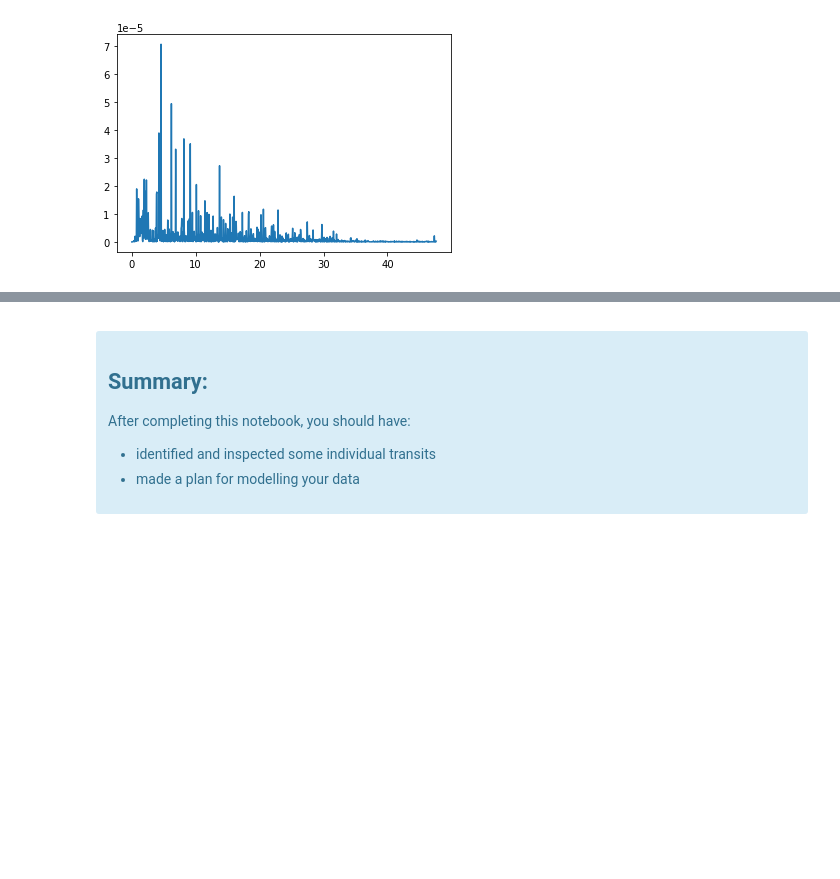
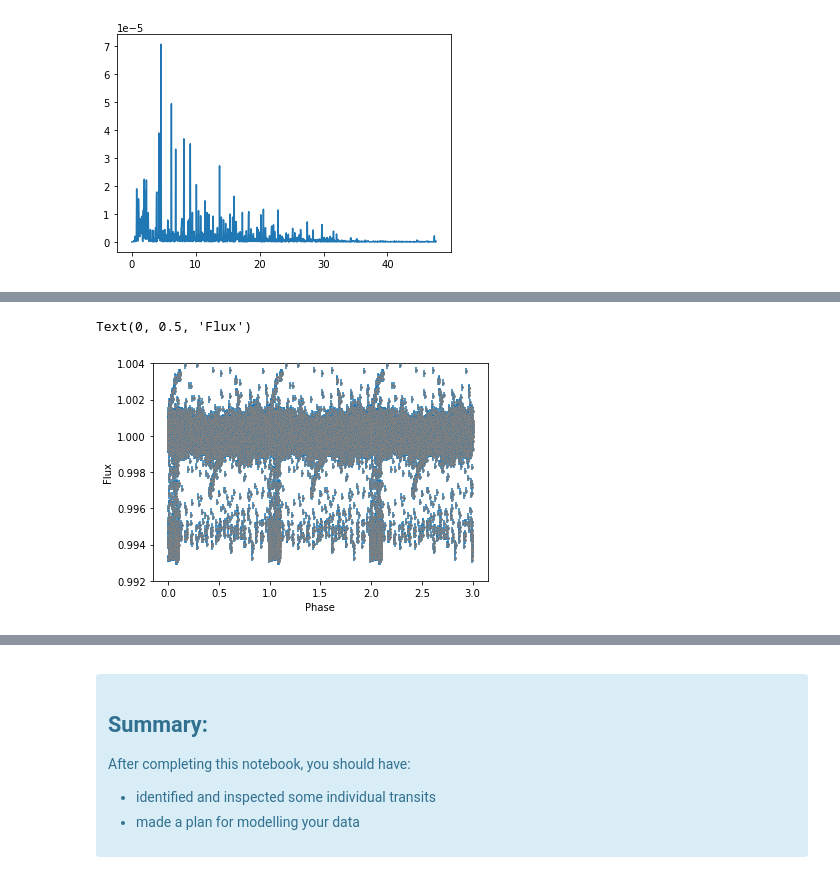
Before and after one commit to wfw23/Astrolabs, a Jupyter notebook: Chapter3_ExoLightCurves.ipynb, the cells around one changed output, grey strips where cells are left out. Drawn from its saved outputs; the diff is of its cells as text; code cells hidden in the pictures; blank space fills up the shorter version.

```diff
--- a/Chapter3_ExoLightCurves.ipynb
+++ b/Chapter3_ExoLightCurves.ipynb
@@ -440,0 +457,10 @@ Text(0, 0.5, 'Flux')
+# %%
+p1, p1_flux,p1_error = fold_lightcurve(curve['time'], curve['flux'], curve['error'], 9.6188)
+plt.errorbar(p1, p1_flux, yerr=p1_error, marker='o', markersize=2, ls='None', zorder=4, label='_nolegend_', mec='Grey')
+#plt.xlim(0.44,0.55)
+plt.ylim(0.992,1.004)
+plt.xlabel('Phase')
+plt.ylabel('Flux')
+# %% [output]
+Text(0, 0.5, 'Flux')
+[figure, added]
```
Also changed, not shown: parts of 17 cells of this notebook, 1 other file.
